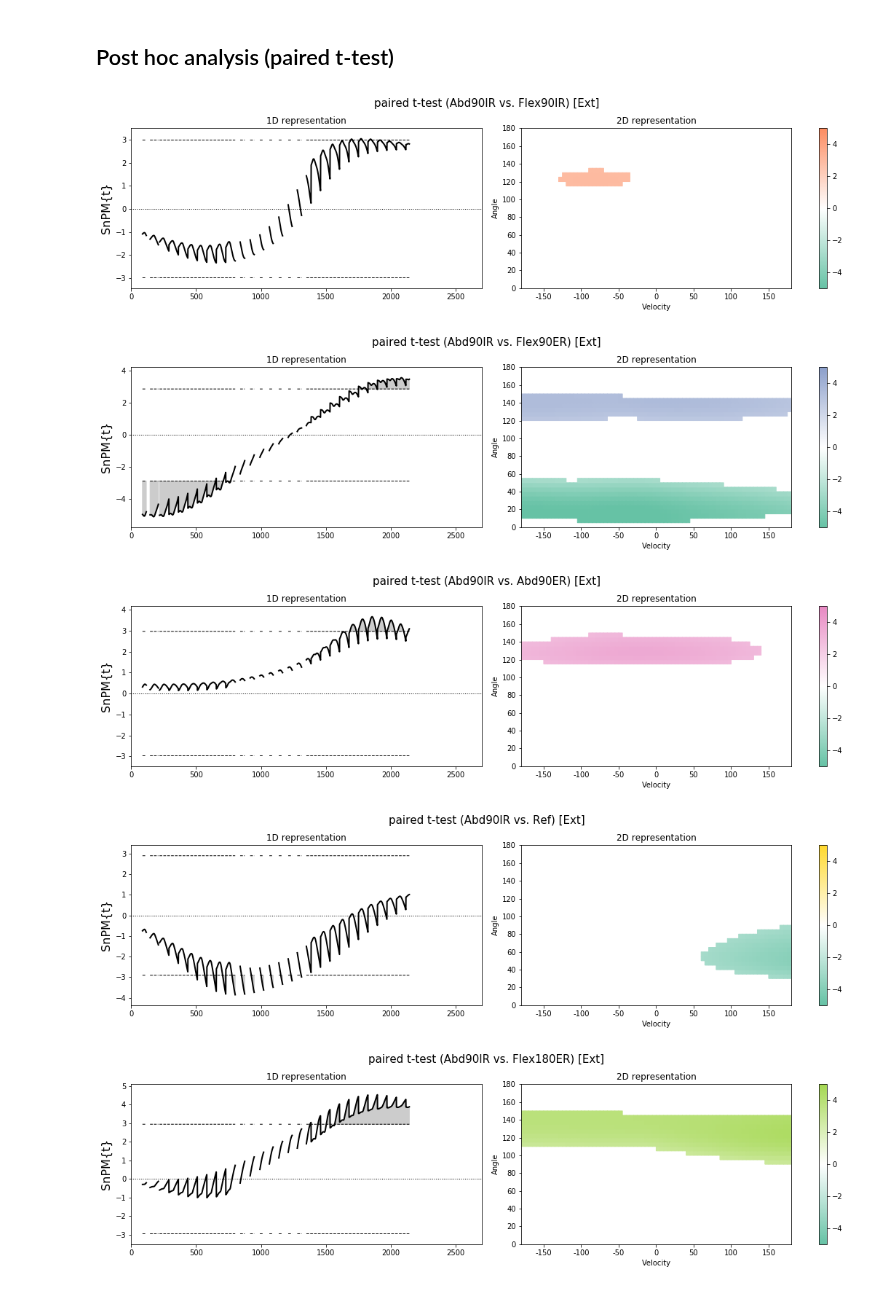
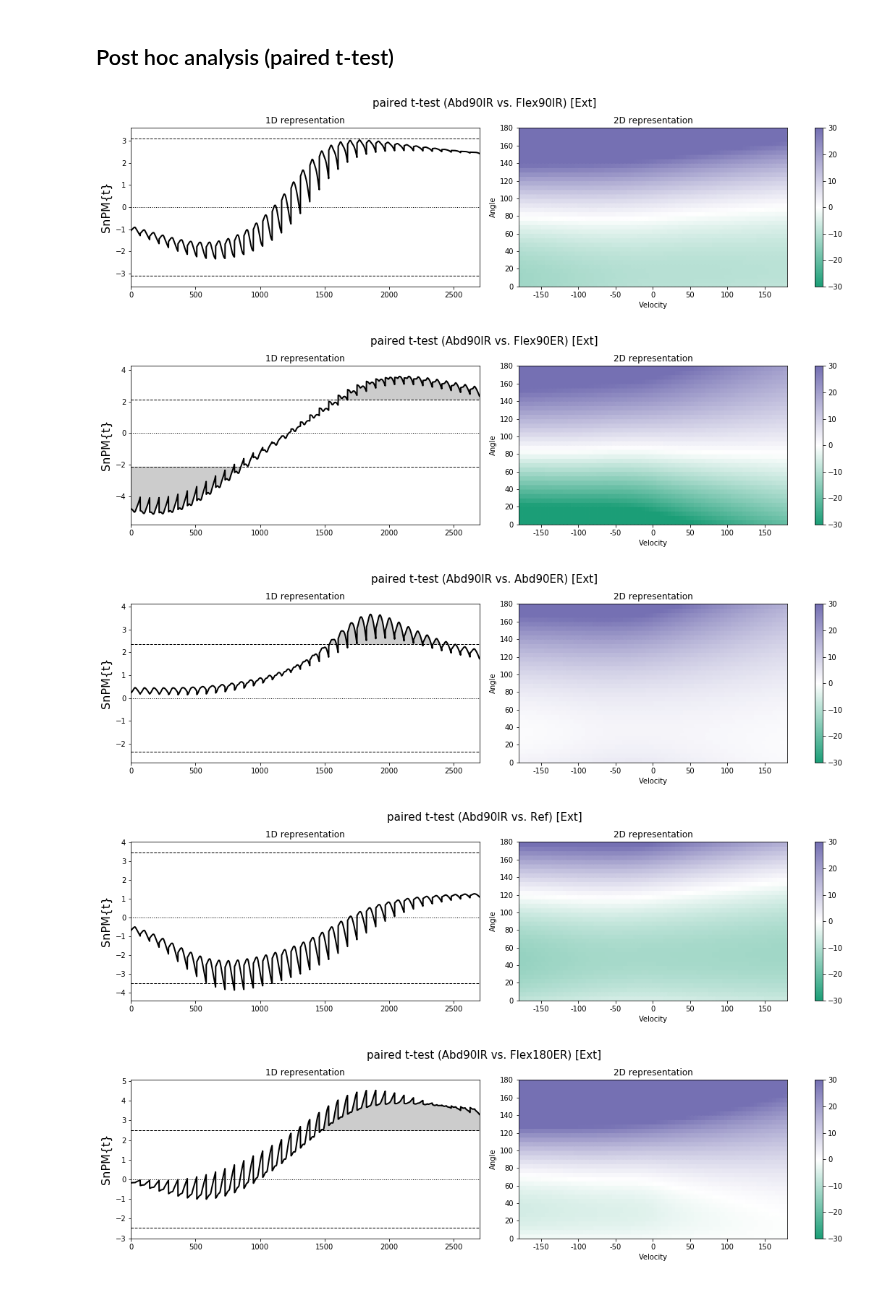
Before and after one commit to romainmartinez/envergo, a Jupyter notebook: 1_spm.ipynb, the cells around one changed output. Cells and saved outputs as stored; diff of their text form; code cells hidden in the pictures.

Commit message:
generating new figures

```diff
--- a/1_spm.ipynb
+++ b/1_spm.ipynb
@@ -150,26 +164,35 @@ roi = display_results(a_spmi, drop_non_significative=True, title=title, print_re
 # %% [markdown]
 ## Post hoc analysis (paired t-test)
+# %%
+iterations = 50
 # %%
 n_positions = len(set(positions))
 name_positions = list(torque.keys())
 combinations = itertools.combinations(range(0, n_positions), 2)
 
 color_map = ['#66c2a5', '#fc8d62', '#8da0cb', '#e78ac3', '#ffd92f', '#a6d854']
+cmap = [] # 'by_position'
 
 for A, B in combinations:
     yA = y[positions == A]
     yB = y[positions == B]
 
-    colors = [color_map[A], 'white', color_map[B]]
+    if cmap == 'by_position':
+        colors = [color_map[A], 'white', color_map[B]]
+    else:
+        colors = ['#1b9e77', 'white', '#7570b3']
+    diff = np.mean(yA, axis=0) - np.mean(yB, axis=0)
 
-    t_spm = spm1d.stats.nonparam.ttest_paired(yA, yB, roi=roi)
+    t_spm = spm1d.stats.nonparam.ttest_paired(yA, yB)
     t_spmi = t_spm.inference(alpha, two_tailed=True, iterations=iterations, force_iterations=True)
 
     title = 'paired t-test ({} vs. {}) [{}]'.format(name_positions[A], name_positions[B], contraction)
-    display_results(t_spmi, drop_non_significative=True, title=title, print_result=False, save_fig=True, colors=colors)
+    display_results(t_spmi, drop_non_significative=False, title=title,
+                    print_result=False, save_fig=True,
+                    colors=colors, diff=diff)
 # %% [output]
-[figure, old version]
+[figure, new version]
-[figure, old version]
+[figure, new version]
-[figure, old version]
+[figure, new version]
-[figure, old version]
+[figure, new version]
-[figure, old version]
+[figure, new version]
```
Also changed, not shown: parts of 3 cells of this notebook, 30 other files.
